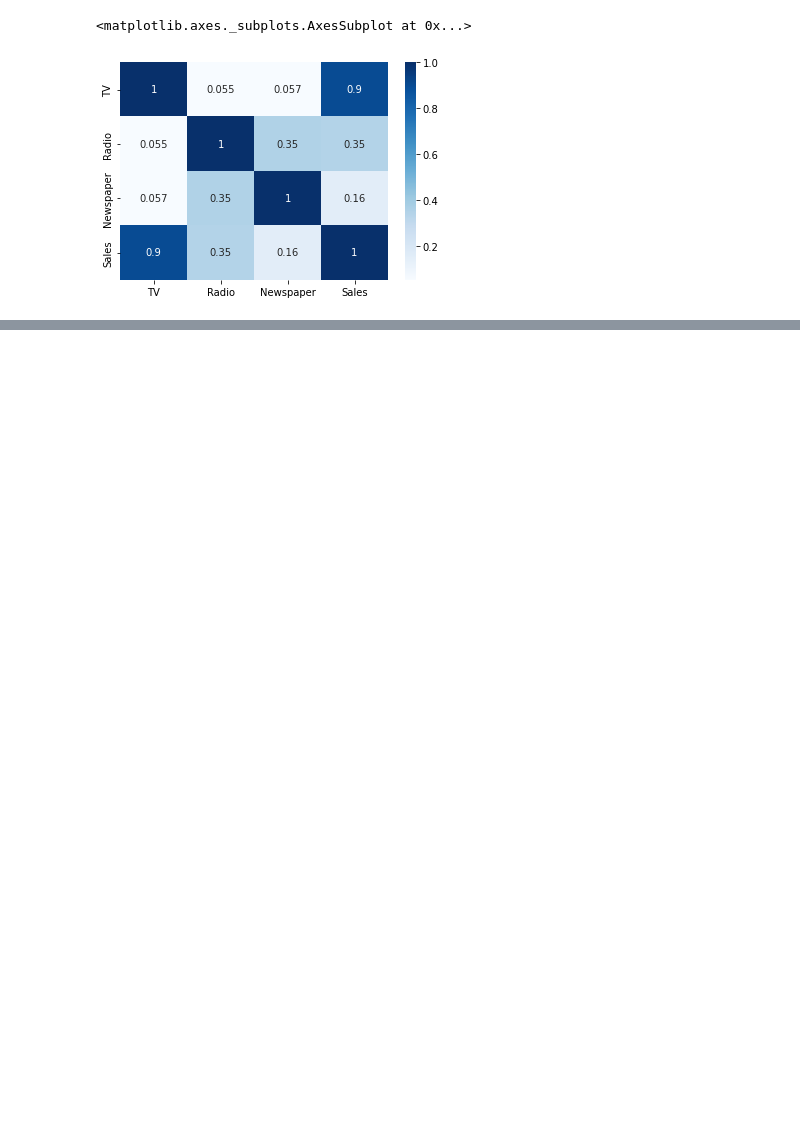
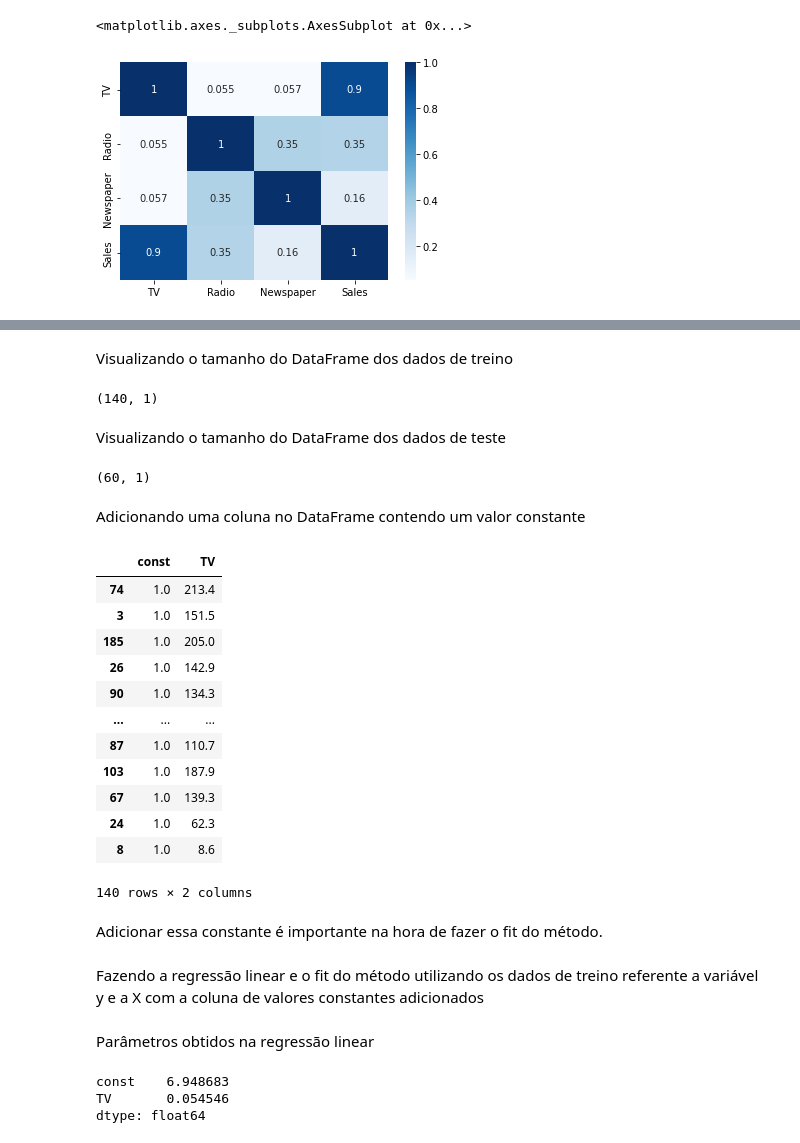
Before and after one commit to ludmilabueno/portfolio, a Jupyter notebook: maratona-ciencia-de-dados/notebook/maratona_ciencia_de_dados.ipynb, the cells around one changed output, grey strips where cells are left out. Saved outputs shown, nothing was run; the diff lists cells and outputs as text; code cells hidden in the pictures; blank space fills up the shorter version.

```diff
--- a/maratona-ciencia-de-dados/notebook/maratona_ciencia_de_dados.ipynb
+++ b/maratona-ciencia-de-dados/notebook/maratona_ciencia_de_dados.ipynb
@@ -109,0 +165,3 @@ sns.heatmap(df.corr(), cmap='Blues', annot=True)
+# %%
+X = df[['TV']]
+y = df[['Sales']]
@@ -109,0 +195,36 @@ sns.heatmap(df.corr(), cmap='Blues', annot=True)
+# %% [markdown]
+Visualizando o tamanho do DataFrame dos dados de treino
+# %%
+X_train.shape
+# %% [output]
+(140, 1)
+# %% [markdown]
+Visualizando o tamanho do DataFrame dos dados de teste
+# %%
+X_test.shape
+# %% [output]
+(60, 1)
+# %% [markdown]
+Adicionando uma coluna no DataFrame contendo um valor constante
+# %%
+X_train_sm = sm.add_constant(X_train)
+# %%
+X_train_sm
+# %% [output]
+|  | const | TV |
+| 74 | 1.0 | 213.4 |
+| 3 | 1.0 | 151.5 |
+| 185 | 1.0 | 205.0 |
+| 26 | 1.0 | 142.9 |
+| 90 | 1.0 | 134.3 |
+| ... | ... | ... |
+| 87 | 1.0 | 110.7 |
+| 103 | 1.0 | 187.9 |
+| 67 | 1.0 | 139.3 |
+| 24 | 1.0 | 62.3 |
+| 8 | 1.0 | 8.6 |
+140 rows × 2 columns
+# %% [markdown]
+Adicionar essa constante é importante na hora de fazer o fit do método.
+# %% [markdown]
+Fazendo a regressão linear e o fit do método utilizando os dados de treino referente a variável y e a X com a coluna de valores constantes adicionados
@@ -109,0 +233,9 @@ sns.heatmap(df.corr(), cmap='Blues', annot=True)
+# %% [markdown]
+Parâmetros obtidos na regressão linear
+# %%
+# Inclinação da reta e intercepto
+lr.params
+# %% [output]
+const    6.948683
+TV       0.054546
+dtype: float64
```
Also changed, not shown: parts of 68 cells of this notebook.
